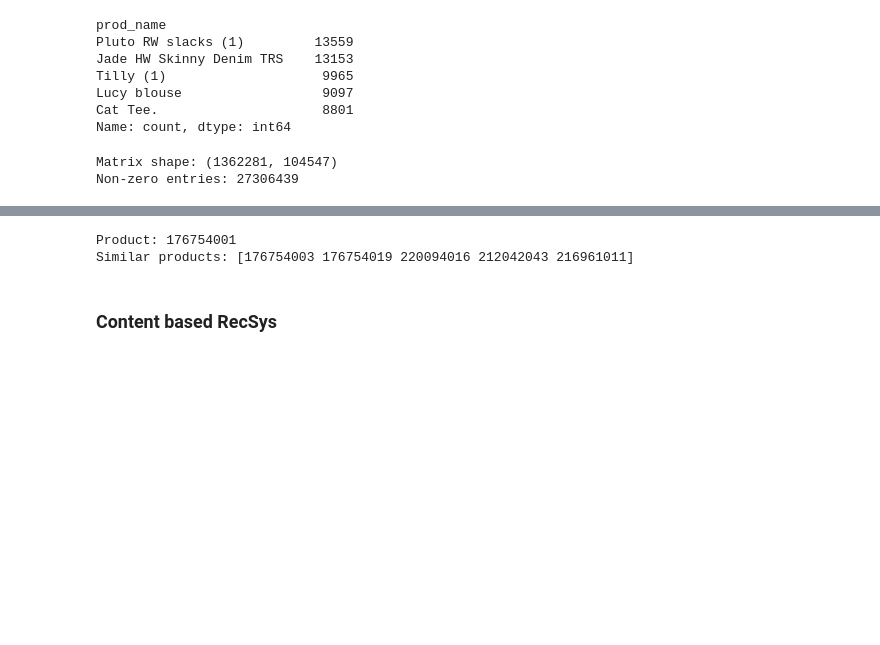
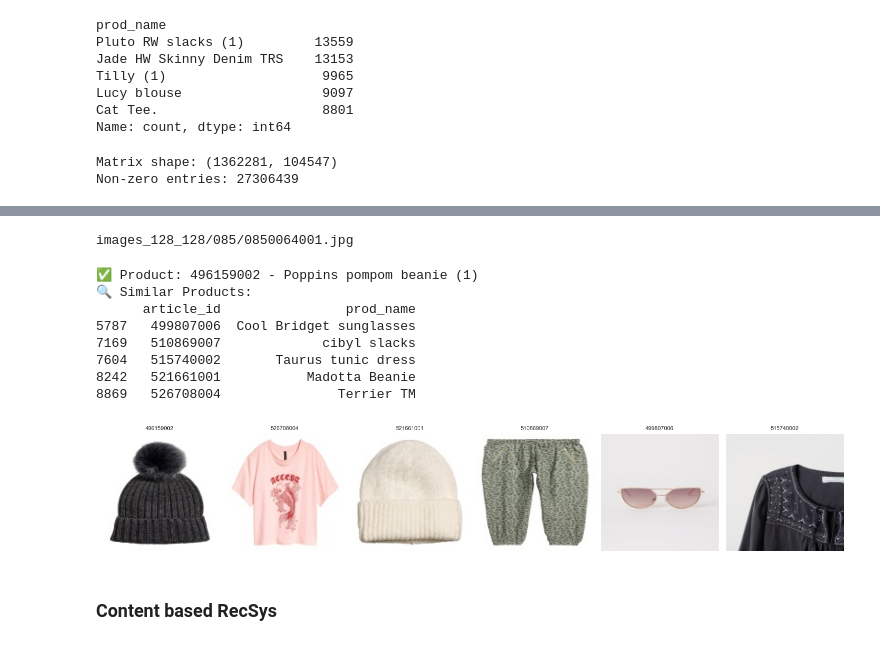
Before and after one commit to vaibhpande21/HndM-Fashion-Recommendation-System, a Jupyter notebook: rec.ipynb, the cells around one changed output, grey strips where cells are left out. Drawn from its saved outputs; the diff is of its cells as text; code cells hidden in the pictures; blank space fills up the shorter version.

```diff
--- a/rec.ipynb
+++ b/rec.ipynb
@@ -392,13 +411,59 @@ Item similarity matrix shape: (500, 500)
-# %%
-# Pick a product to test (e.g. first one in encoder)
-test_item = 112
-similar_items = item_sim[test_item].argsort()[::-1][1:6]  # top 5 excluding itself
-
-print("Product:", item_enc.inverse_transform([test_item])[0])
-print("Similar products:", item_enc.inverse_transform(similar_items))
-# %% [output]
-Product: 176754001
-Similar products: [176754003 176754019 220094016 212042043 216961011]
+# %%
+def get_image_path(article_id, base_dir="images_128_128"):
+    article_id = str(article_id).zfill(10)   # make sure it's always 10 digits
+    folder = article_id[:3]                 # first 3 digits for subfolder
+    return os.path.join(base_dir, folder, article_id + ".jpg")
+
+# Example
+print(get_image_path(850064001))
+# %% [output]
+images_128_128/085/0850064001.jpg
+# %%
+# Function to display product + similar items
+def show_similar_products(test_item, top_n=5):
+    # Get similar encoded indices
+    similar_items = item_sim[test_item].argsort()[::-1][1:top_n+1]
+
+    # Decode back to article_ids
+    product_id = item_enc.inverse_transform([test_item])[0]
+    similar_product_ids = item_enc.inverse_transform(similar_items)
+
+    # Get product names from items_df
+    product_name = items_df.loc[items_df['article_id'] == product_id, 'prod_name'].values[0]
+    similar_names = items_df[items_df['article_id'].isin(similar_product_ids)][['article_id', 'prod_name']]
+
+    print(f"✅ Product: {product_id} - {product_name}")
+    print(f"🔍 Similar Products:\n{similar_names}")
+
+    # ---- Show images ----
+    all_products = [product_id] + list(similar_product_ids)
+    fig, axes = plt.subplots(1, len(all_products), figsize=(15,4))
+
+    for ax, pid in zip(axes, all_products):
+        img_path = get_image_path(pid)
+        if os.path.exists(img_path):
+            img = mpimg.imread(img_path)
+            ax.imshow(img)
+            ax.set_title(str(pid), fontsize=8)
+        else:
+            ax.text(0.5, 0.5, "No Image", ha='center', va='center')
+        ax.axis('off')
+
+    plt.tight_layout()
+    plt.show()
+# %%
+test_item = 5467
+show_similar_products(test_item, top_n=5)
+# %% [output]
+✅ Product: 496159002 - Poppins pompom beanie (1)
+🔍 Similar Products:
+      article_id                prod_name
+5787   499807006  Cool Bridget sunglasses
+7169   510869007             cibyl slacks
+7604   515740002       Taurus tunic dress
+8242   521661001           Madotta Beanie
+8869   526708004               Terrier TM
+[figure, added]
 # %% [markdown]
 ### Content based RecSys
 # %%
```
Also changed, not shown: parts of 13 cells of this notebook.
